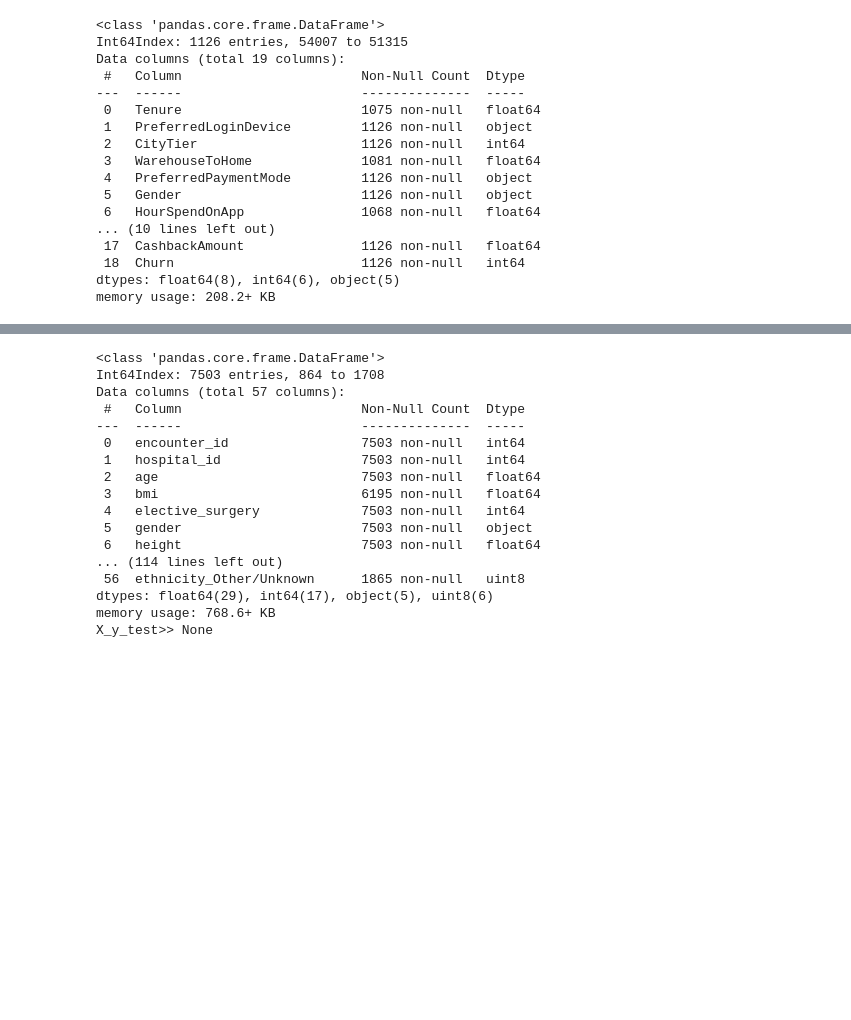
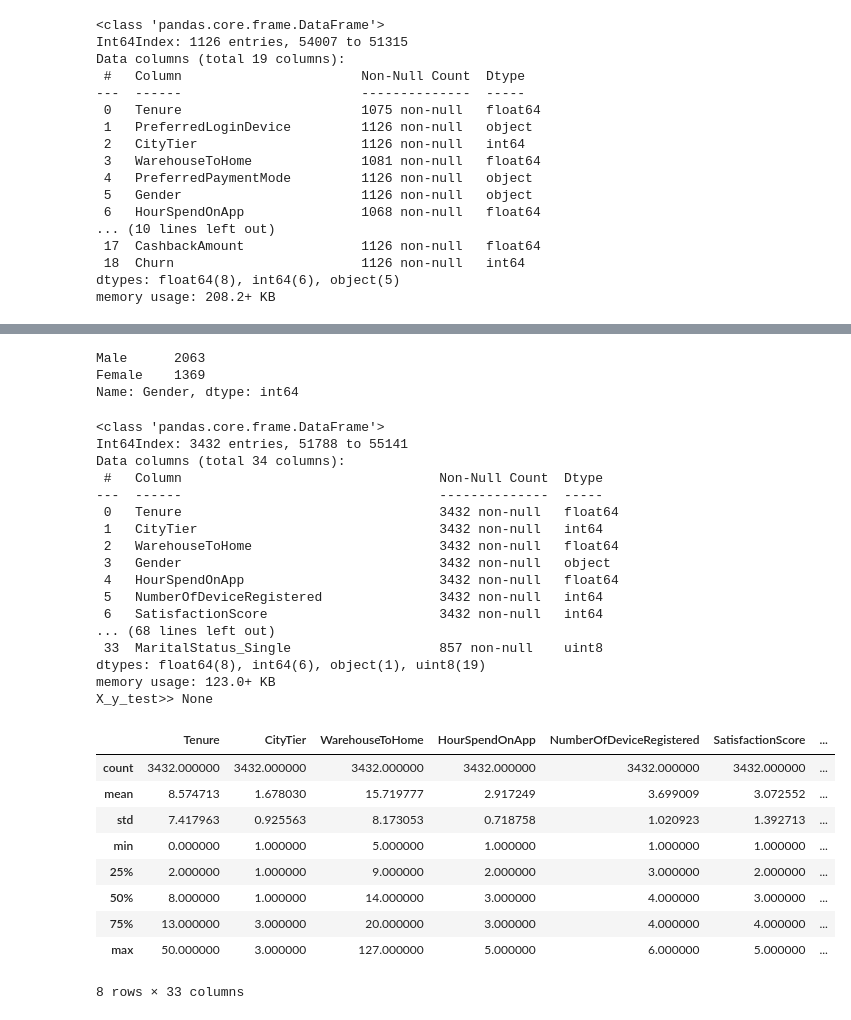
Before and after one commit to baksben/E-commerce-churn-pipeline, a Jupyter notebook: dspipeline/notebooks/final_testing.ipynb, the cells around one changed output, grey strips where cells are left out. Saved outputs shown, nothing was run; the diff lists cells and outputs as text; code cells hidden in the pictures; blank space fills up the shorter version.

```diff
--- a/dspipeline/notebooks/final_testing.ipynb
+++ b/dspipeline/notebooks/final_testing.ipynb
@@ -38,6 +53,8 @@ Y_FEATURE = 'Churn'
 # %%
-data = Data()
-X_y_train, X_y_test = data.from_excel('../data/E Commerce Dataset.xlsx', Y_FEATURE, 'E Comm')
+data = Data(filename='../data/E Commerce Dataset.xlsx', tab_alias='E Comm')
+input_data = data.from_excel()
+splitter =  Split()
+X_y_train, X_y_test =  splitter.split_train_test(data=input_data, target=Y_FEATURE)
 
 print('X_y_train>>', X_y_train)
 print('X_y_test>>', X_y_test)
@@ -104,6 +129,6 @@ memory usage: 208.2+ KB
 # %%
-X_y_train = DropNaNs(X_y_train, ['age', 'gender', 'ethnicity']).drop()
-X_y_test = DropNaNs(X_y_test, ['age', 'gender', 'ethnicity']).drop()
+X_y_train = DropNaNs(X_y_train, ['HourSpendOnApp', 'OrderAmountHikeFromlastYear', 'CouponUsed', 'OrderCount', 'DaySinceLastOrder']).drop()
+X_y_test = DropNaNs(X_y_test, ['HourSpendOnApp', 'OrderAmountHikeFromlastYear', 'CouponUsed', 'OrderCount', 'DaySinceLastOrder']).drop()
 
 print('X_y_train>>', X_y_train.info())
 print('X_y_test>>', X_y_test.info())
@@ -130,11 +155,11 @@ X_y_test>> None
 # %%
-print('X_y_train nans before filling>>>\n', X_y_train.isna().sum().T[['height', 'weight']])
-print('X_y_test nans before filling>>>\n', X_y_test.isna().sum().T[['height', 'weight']])
+print('X_y_train nans before filling>>>\n', X_y_train.isna().sum().T[['Tenure', 'WarehouseToHome',]])
+print('X_y_test nans before filling>>>\n', X_y_test.isna().sum().T[['Tenure', 'WarehouseToHome', ]])
 
-X_y_train = FillNaNs(X_y_train, ['height', 'weight']).fill()
-X_y_test = FillNaNs(X_y_test, ['height', 'weight']).fill()
+X_y_train = FillNaNs(X_y_train, ['Tenure', 'WarehouseToHome', ]).fill()
+X_y_test = FillNaNs(X_y_test, ['Tenure', 'WarehouseToHome', ]).fill()
 
-print('X_y_train nans after filling>>>\n', X_y_train.isna().sum().T[['height', 'weight']])
-print('X_y_test nans after filling>>>\n', X_y_test.isna().sum().T[['height', 'weight']])
+print('X_y_train nans after filling>>>\n', X_y_train.isna().sum().T[['Tenure', 'WarehouseToHome', ]])
+print('X_y_test nans after filling>>>\n', X_y_test.isna().sum().T[['Tenure', 'WarehouseToHome', ]])
 # %% [output]
 X_y_train nans before filling>>>
@@ -158,27 +203,46 @@ dtype: int64
+# %%
+X_y_train.Gender.value_counts()
+# %% [output]
+Male      2063
+Female    1369
+Name: Gender, dtype: int64
 # %%
 # dummify ethnicity
-X_y_train = Dummifier(X_y_train, ['ethnicity']).generate()
-X_y_test = Dummifier(X_y_test, ['ethnicity']).generate()
+X_y_train = Dummifier(X_y_train, ['PreferredLoginDevice', 'PreferredPaymentMode', 'PreferedOrderCat', 'MaritalStatus']).generate()
+X_y_test = Dummifier(X_y_test, ['PreferredLoginDevice', 'PreferredPaymentMode', 'PreferedOrderCat', 'MaritalStatus']).generate()
 
 print('X_y_train>>', X_y_train.info())
 print('X_y_test>>', X_y_test.info())
 # %% [output]
 <class 'pandas.core.frame.DataFrame'>
-Int64Index: 7503 entries, 864 to 1708
-Data columns (total 57 columns):
- #   Column                       Non-Null Count  Dtype
----  ------                       --------------  -----
- 0   encounter_id                 7503 non-null   int64
- 1   hospital_id                  7503 non-null   int64
- 2   age                          7503 non-null   float64
- 3   bmi                          6195 non-null   float64
- 4   elective_surgery             7503 non-null   int64
- 5   gender                       7503 non-null   object
- 6   height                       7503 non-null   float64
-... (114 lines left out)
- 56  ethnicity_Other/Unknown      1865 non-null   uint8
-dtypes: float64(29), int64(17), object(5), uint8(6)
-memory usage: 768.6+ KB
+Int64Index: 3432 entries, 51788 to 55141
+Data columns (total 34 columns):
+ #   Column                                 Non-Null Count  Dtype
+---  ------                                 --------------  -----
+ 0   Tenure                                 3432 non-null   float64
+ 1   CityTier                               3432 non-null   int64
+ 2   WarehouseToHome                        3432 non-null   float64
+ 3   Gender                                 3432 non-null   object
+ 4   HourSpendOnApp                         3432 non-null   float64
+ 5   NumberOfDeviceRegistered               3432 non-null   int64
+ 6   SatisfactionScore                      3432 non-null   int64
+... (68 lines left out)
+ 33  MaritalStatus_Single                   857 non-null    uint8
+dtypes: float64(8), int64(6), object(1), uint8(19)
+memory usage: 123.0+ KB
 X_y_test>> None
+# %%
+X_y_train.describe()
+# %% [output]
+|  | Tenure | CityTier | WarehouseToHome | HourSpendOnApp | NumberOfDeviceRegistered | SatisfactionScore | ... |
+| count | 3432.000000 | 3432.000000 | 3432.000000 | 3432.000000 | 3432.000000 | 3432.000000 | ... |
+| mean | 8.574713 | 1.678030 | 15.719777 | 2.917249 | 3.699009 | 3.072552 | ... |
+| std | 7.417963 | 0.925563 | 8.173053 | 0.718758 | 1.020923 | 1.392713 | ... |
+| min | 0.000000 | 1.000000 | 5.000000 | 1.000000 | 1.000000 | 1.000000 | ... |
+| 25% | 2.000000 | 1.000000 | 9.000000 | 2.000000 | 3.000000 | 2.000000 | ... |
+| 50% | 8.000000 | 1.000000 | 14.000000 | 3.000000 | 4.000000 | 3.000000 | ... |
+| 75% | 13.000000 | 3.000000 | 20.000000 | 3.000000 | 4.000000 | 4.000000 | ... |
+| max | 50.000000 | 3.000000 | 127.000000 | 5.000000 | 6.000000 | 5.000000 | ... |
+8 rows × 33 columns
 # %%
 # binarize gender
```
Also changed, not shown: parts of 21 cells of this notebook, 11 other files.
